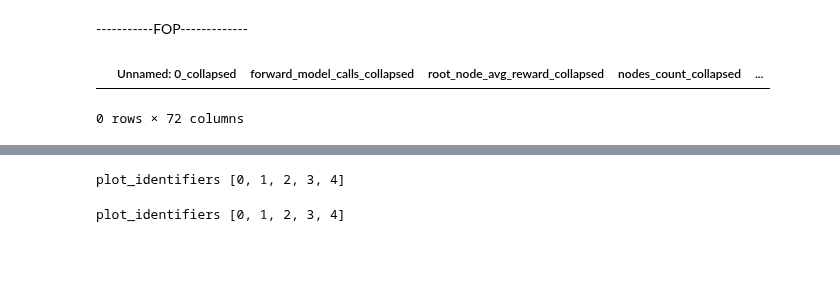
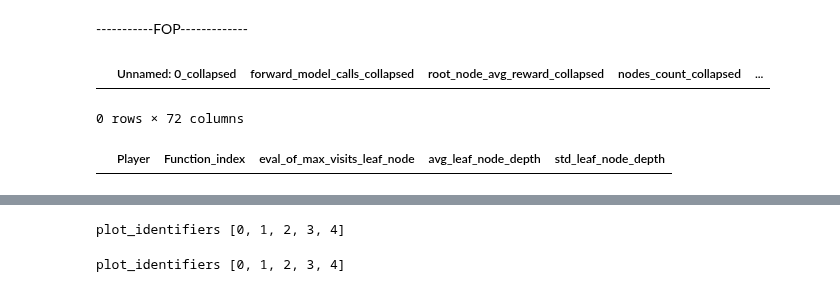
Before and after one commit to 33fred33/MCTS_EA_Tabletop_games, a Jupyter notebook: debugger.ipynb, the cells around one changed output, grey strips where cells are left out. Saved outputs shown, nothing was run; the diff lists cells and outputs as text; code cells hidden in the pictures; blank space fills up the shorter version.

Commit message:
new inter runs

```diff
--- a/debugger.ipynb
+++ b/debugger.ipynb
@@ -2454,3 +2423,16 @@ u_statistic, p_value
+# %%
+#CREATE DATASET for Statistical tests
+
+#are the results normally distributed?
+data = pd.read_csv(os.path.join(logs_path, "logs_by_run.csv"))
+data = data[data["Player"].isin(data_order)]
+
+#create simplified dataset file
+columns_of_interest = ["Player","Function_index","eval_of_max_visits_leaf_node","avg_leaf_node_depth", "std_leaf_node_depth"]
+sdata = data[columns_of_interest]
+lm.dump_data(data = sdata, file_path = logs_path, file_name = "logs_by_run_simplified.csv")
+# %% [output]
+|  | Player | Function_index | eval_of_max_visits_leaf_node | avg_leaf_node_depth | std_leaf_node_depth |
 # %%
 # Check normality across all combinations of algorithms and functions
 
```
Also changed, not shown: parts of 6 cells of this notebook, 2 other files.
